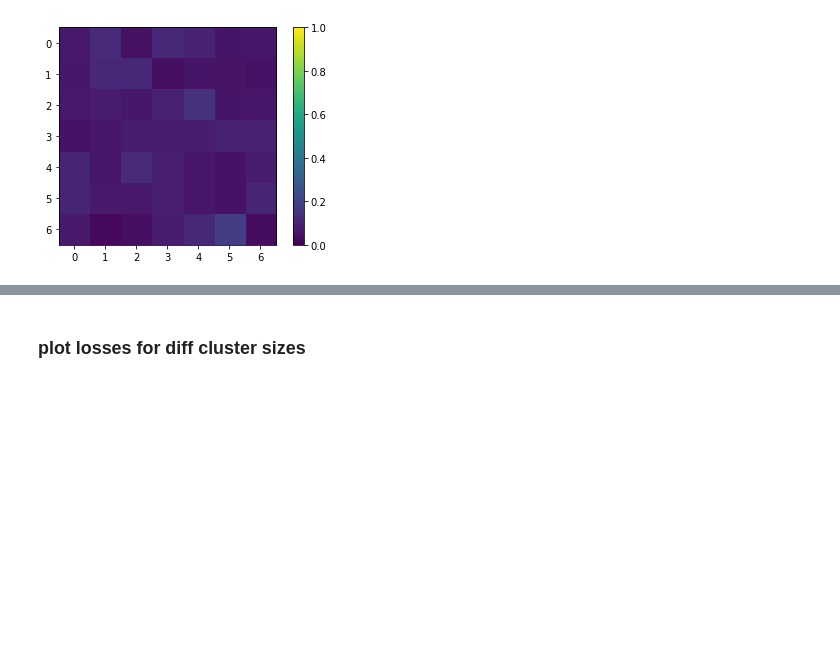
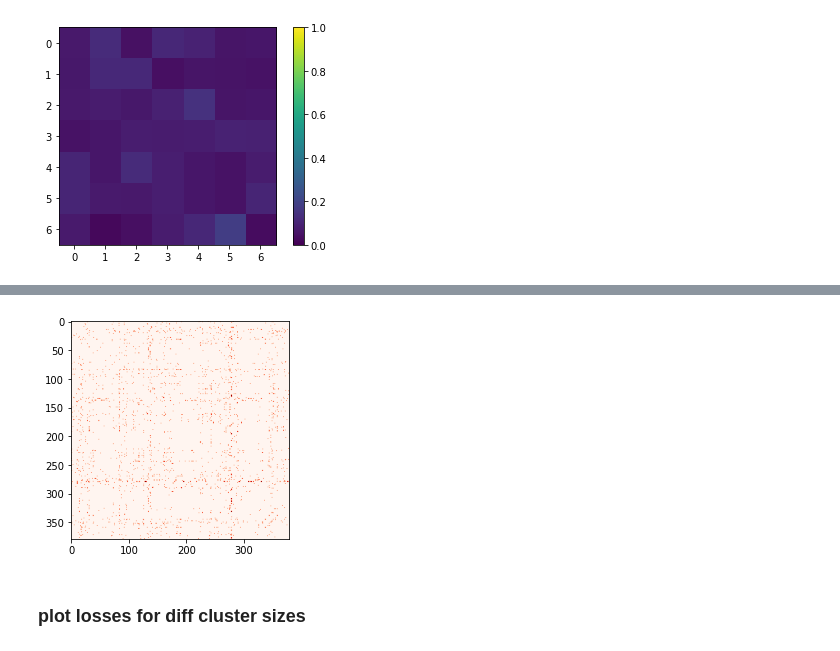
Before and after one commit to djunamay/ABCA7lof2, a Jupyter notebook: 08-processing_gsets.ipynb, the cells around one changed output, grey strips where cells are left out. Cells and saved outputs as stored; diff of their text form; code cells hidden in the pictures; blank space fills up the shorter version.

```diff
--- a/08-processing_gsets.ipynb
+++ b/08-processing_gsets.ipynb
@@ -325,3 +331,8 @@ plt.savefig('./pdf_figures/adj_by_SC_cluster.pdf')
+# %%
+plt.imshow(full_mat[np.argsort(clust_uniform[0])][:,np.argsort(clust_uniform[0])], vmin=0, vmax=1, cmap='Reds')
+plt.savefig('./pdf_figures/adj_by_uniform_cluster.pdf')
+# %% [output]
+[figure, added]
 # %% [markdown]
 ### plot losses for diff cluster sizes
 # %% [markdown]
```
Also changed, not shown: parts of 6 cells of this notebook.
